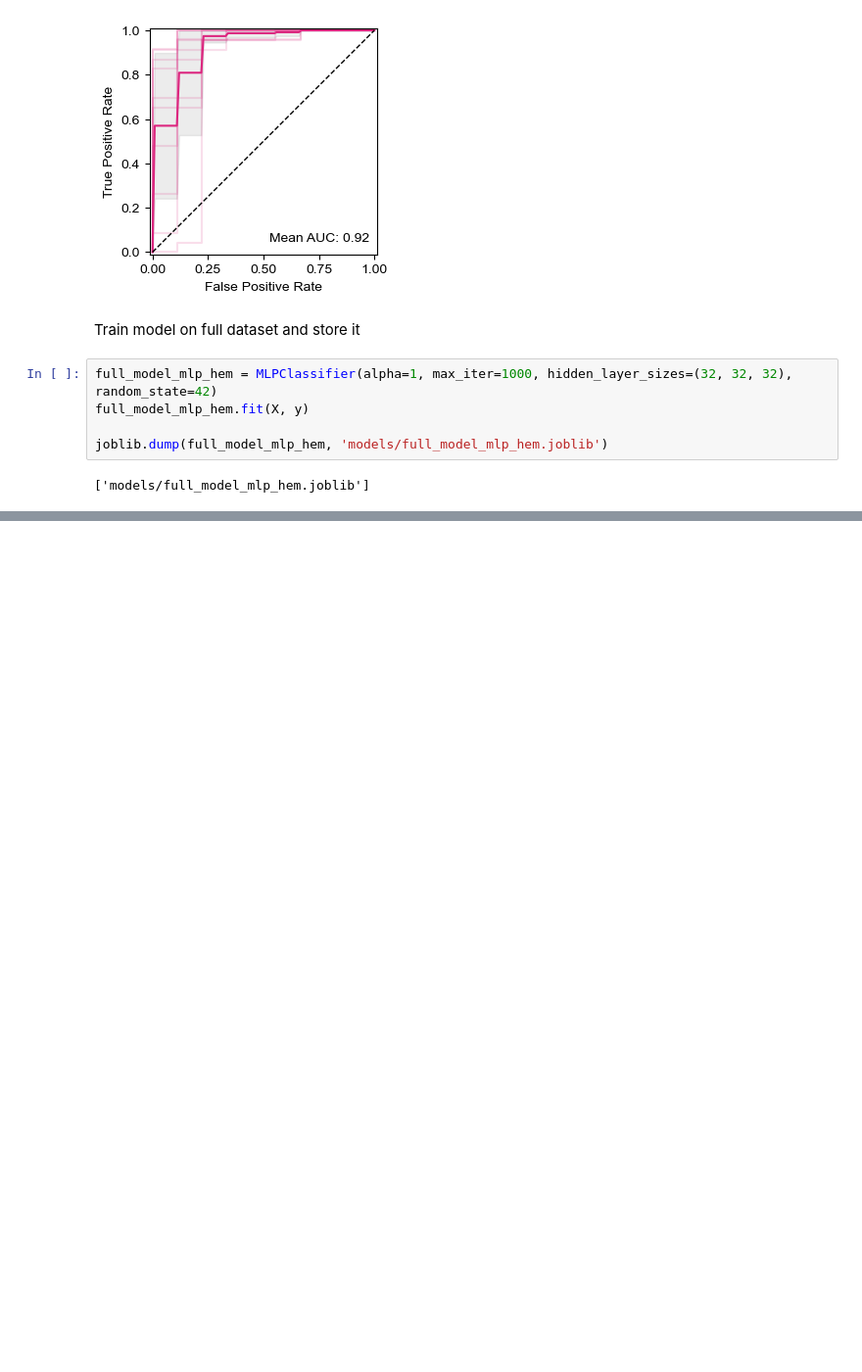
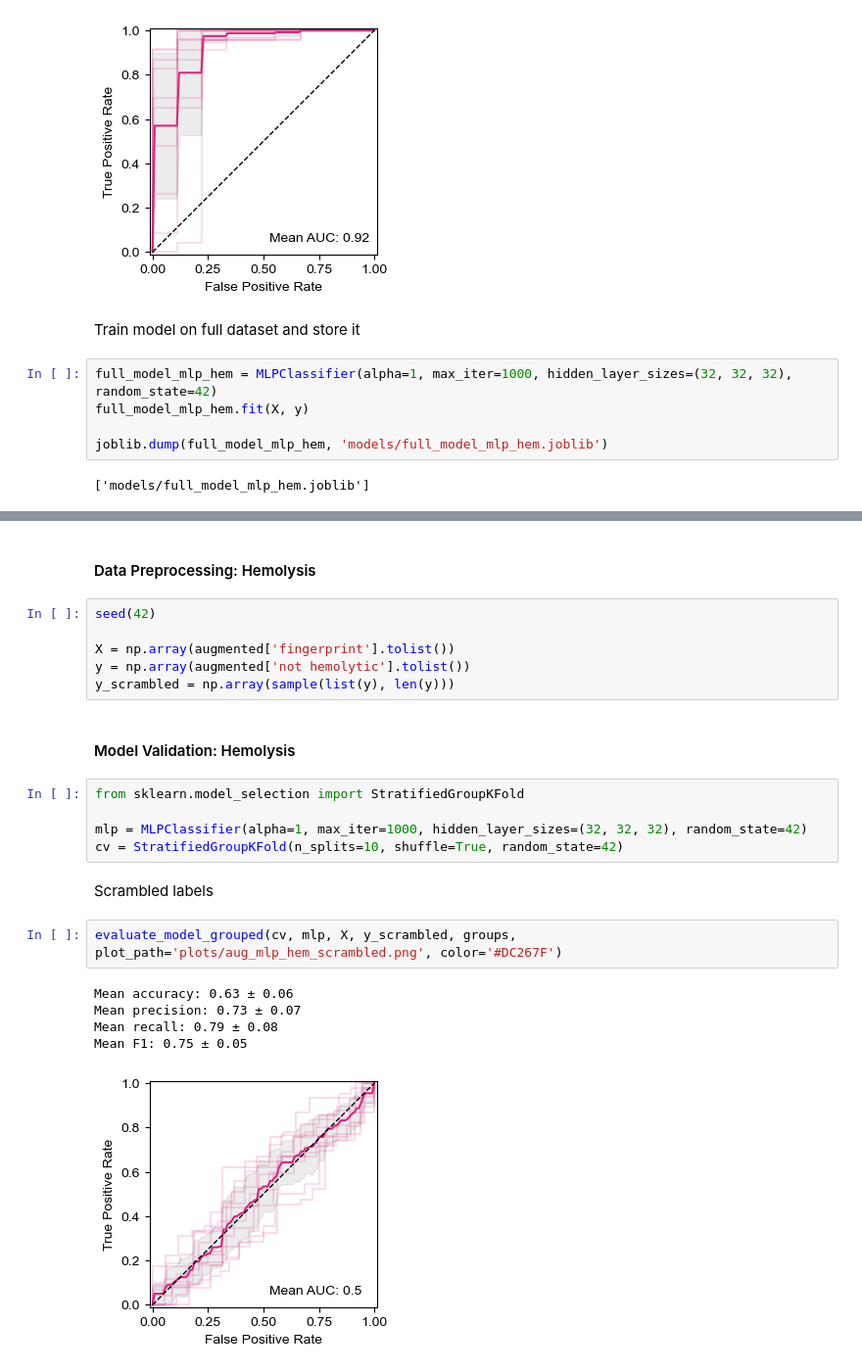
Before and after one commit to MaedehDarsaraee/ln65-stereoisomer-ML, a Jupyter notebook: 01_model_eval.ipynb, the cells around one changed output, grey strips where cells are left out. Shown at 98% size. Saved outputs shown, nothing was run; the diff lists cells and outputs as text; blank space fills up the shorter version.

```diff
--- a/01_model_eval.ipynb
+++ b/01_model_eval.ipynb
@@ -335,0 +469,25 @@ joblib.dump(full_model_mlp_hem, 'models/full_model_mlp_hem.joblib')
+# %% [markdown]
+#### Data Preprocessing: Hemolysis
+# %%
+seed(42)
+
+X = np.array(augmented['fingerprint'].tolist())
+y = np.array(augmented['not hemolytic'].tolist())
+y_scrambled = np.array(sample(list(y), len(y)))
+# %% [markdown]
+#### Model Validation: Hemolysis
+# %%
+from sklearn.model_selection import StratifiedGroupKFold
+
+mlp = MLPClassifier(alpha=1, max_iter=1000, hidden_layer_sizes=(32, 32, 32), random_state=42)
+cv = StratifiedGroupKFold(n_splits=10, shuffle=True, random_state=42)
+# %% [markdown]
+Scrambled labels
+# %%
+evaluate_model_grouped(cv, mlp, X, y_scrambled, groups, plot_path='plots/aug_mlp_hem_scrambled.png', color='#DC267F')
+# %% [output]
+Mean accuracy: 0.63 ± 0.06
+Mean precision: 0.73 ± 0.07
+Mean recall: 0.79 ± 0.08
+Mean F1: 0.75 ± 0.05
+[figure, added]
```
Also changed, not shown: parts of 21 cells of this notebook, 7 other files.
